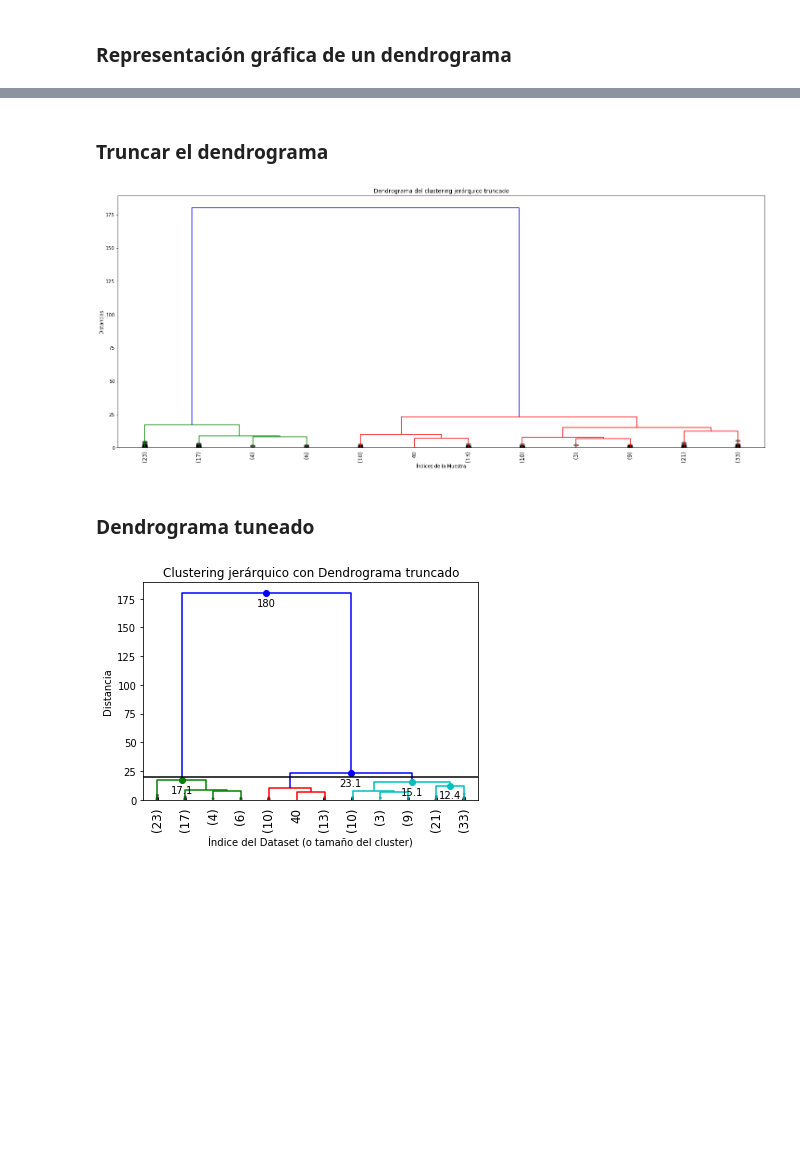
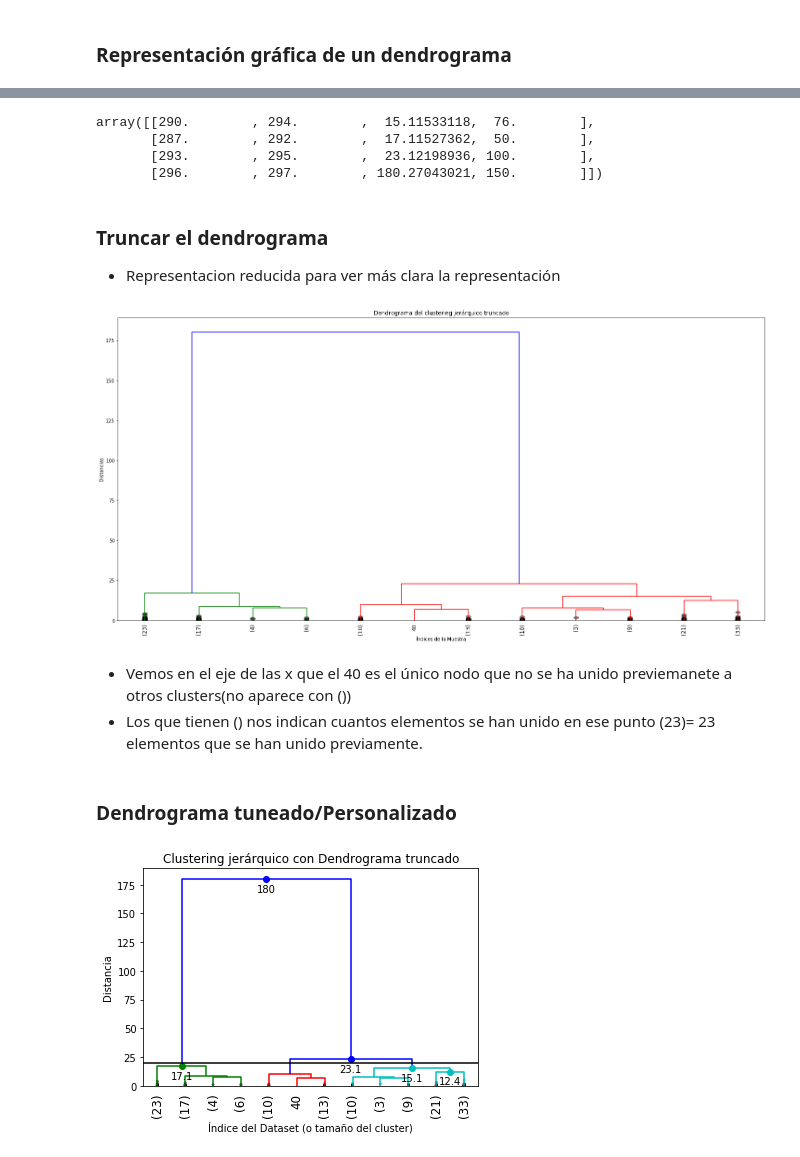
Before and after one commit to dasafo/python-ml-course, a Jupyter notebook: notebooks/T6 - 2 - Clustering Jerárquico.ipynb, the cells around one changed output, grey strips where cells are left out. Drawn from its saved outputs; the diff is of its cells as text; code cells hidden in the pictures; blank space fills up the shorter version.

```diff
--- a/notebooks/T6 - 2 - Clustering Jerárquico.ipynb
+++ b/notebooks/T6 - 2 - Clustering Jerárquico.ipynb
@@ -122,15 +125,29 @@ array([[290.        , 294.        ,  15.11533118,  76.        ],
+# %%
+Z[-4:,] #vemos que pinta tienen los últimos 4 puntos y ver todas las columnas
+# %% [output]
+array([[290.        , 294.        ,  15.11533118,  76.        ],
+       [287.        , 292.        ,  17.11527362,  50.        ],
+       [293.        , 295.        ,  23.12198936, 100.        ],
+       [296.        , 297.        , 180.27043021, 150.        ]])
 # %% [markdown]
 ### Truncar el dendrograma
+* Representacion reducida para ver más clara la representación
 # %%
-plt.figure(figsize=(25,10))
+plt.figure(figsize=(25,12))
 plt.title("Dendrograma del clustering jerárquico truncado")
 plt.xlabel("Índices de la Muestra")
 plt.ylabel("Distancias")
 dendrogram(Z, leaf_rotation=90., leaf_font_size=12.0, color_threshold=0.7*180,
-           truncate_mode="lastp", p=12, show_leaf_counts=True, show_contracted=True,)
+           truncate_mode="lastp", p=12, show_leaf_counts=True, show_contracted=True)
+#con trucate_mod="lastp" ponemos los ultimos p(=12) elementos que se unene en el dendrograma
+#show_leaf_counts=True nos sirve para mostrar u ocultar los elementos de los nodos hoja que se van uniendo en el arbol
+#show_contracted=True para mostrar la distribucion contraida en las ramas(puntos negros) que nos vale para calcular el peso
 plt.show()
 # %% [output]
-[figure, old version]
+[figure, new version]
+# %% [markdown]
+* Vemos en el eje de las x que el 40 es el único nodo que no se ha unido previemanete a otros clusters(no aparece con ())
+* Los que tienen () nos indican cuantos elementos se han unido en ese punto (23)= 23 elementos que se han unido previamente.
 # %% [markdown]
-### Dendrograma tuneado
+### Dendrograma tuneado/Personalizado
 # %%
```
Also changed, not shown: parts of 17 cells of this notebook, 1 other file.
